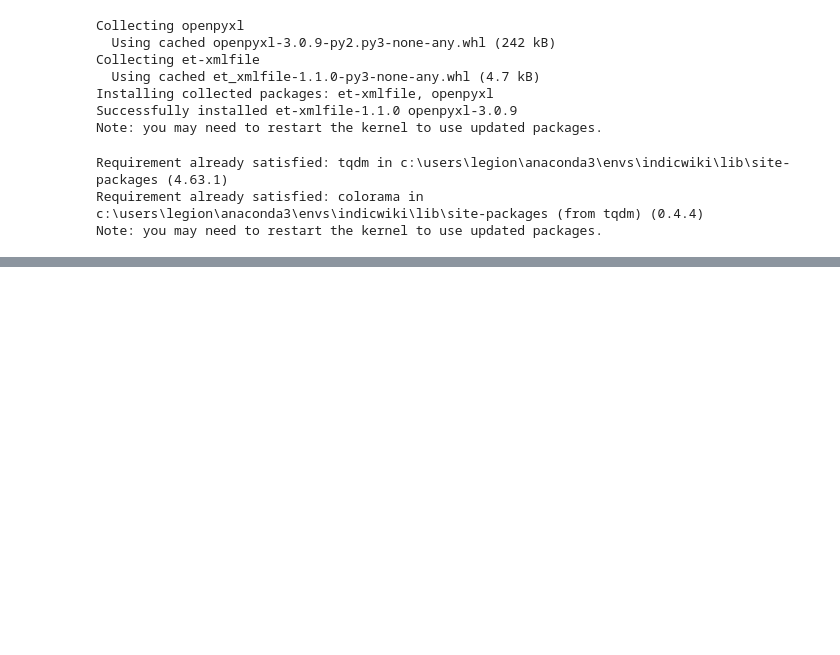
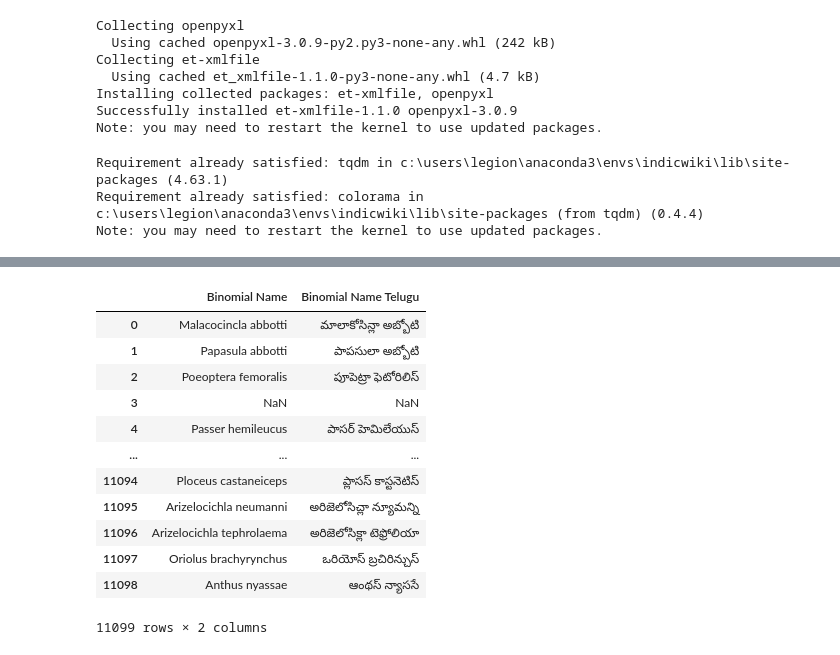
Before and after one commit to Mahanth-Maha/birds, a Jupyter notebook: Telugu_trans/deeptranslit.ipynb, the cells around one changed output, grey strips where cells are left out. Drawn from its saved outputs; the diff is of its cells as text; code cells hidden in the pictures; blank space fills up the shorter version.

Commit message:
bi name anuvaad OK

```diff
--- a/Telugu_trans/deeptranslit.ipynb
+++ b/Telugu_trans/deeptranslit.ipynb
@@ -246,11 +215,11 @@ Note: you may need to restart the kernel to use updated packages.
 # %%
-%pip install tqdm
+# %pip install tqdm
 from tqdm import tqdm
 def create_telugu_col(col = 'Binomial Name',data=data):
-    data[col+ ' Telugu'][i] = np.nan
+    data[col+ ' Telugu'] = np.nan
     for i in tqdm(range(data.shape[0])):
         # print(i)
-        if data[col][i].isnan():
+        if type(data[col][i]) == float:
             data[col + ' Telugu'][i] = np.nan
         else:
             data[col + ' Telugu'][i] = anu.anuvaad(data[col][i])
@@ -261,3 +241,19 @@ data.head(5)
+# %%
+data[['Binomial Name','Binomial Name Telugu']]
+# %% [output]
+|  | Binomial Name | Binomial Name Telugu |
+| 0 | Malacocincla abbotti | మాలాకోసిన్లా అబ్బోటి |
+| 1 | Papasula abbotti | పాపసులా అబ్బోటి |
+| 2 | Poeoptera femoralis | పూపెట్రా ఫెటోరిలిస్ |
+| 3 | NaN | NaN |
+| 4 | Passer hemileucus | పాసర్ హెమిలేయుస్ |
+| ... | ... | ... |
+| 11094 | Ploceus castaneiceps | ప్లాసస్ కాస్టనెటిస్ |
+| 11095 | Arizelocichla neumanni | అరిజెలోసిచ్లా న్యూమన్ని |
+| 11096 | Arizelocichla tephrolaema | అరిజెలోసిక్లా టెఫ్రోలియా |
+| 11097 | Oriolus brachyrynchus | ఒరియోస్ బ్రచిరిన్చుస్ |
+| 11098 | Anthus nyassae | ఆంథస్ న్యాససే |
+11099 rows × 2 columns
 # %%
 data.to_pickle('data_v2_Bname_anuvaad.pkl')
 data.to_csv('data_v2_Bname_anuvaad.csv')
```
Also changed, not shown: parts of 4 cells of this notebook, 3 other files.
